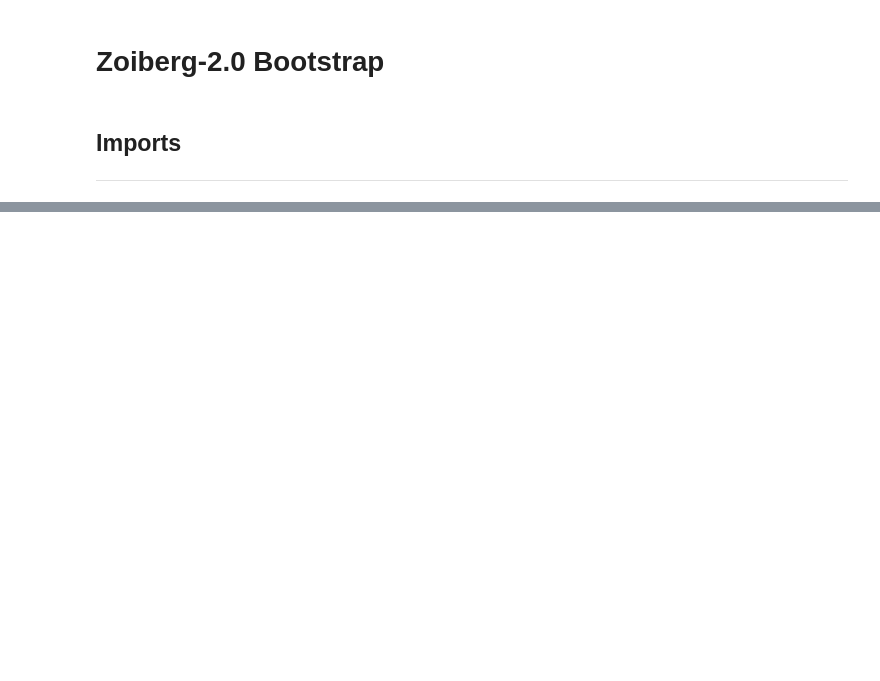
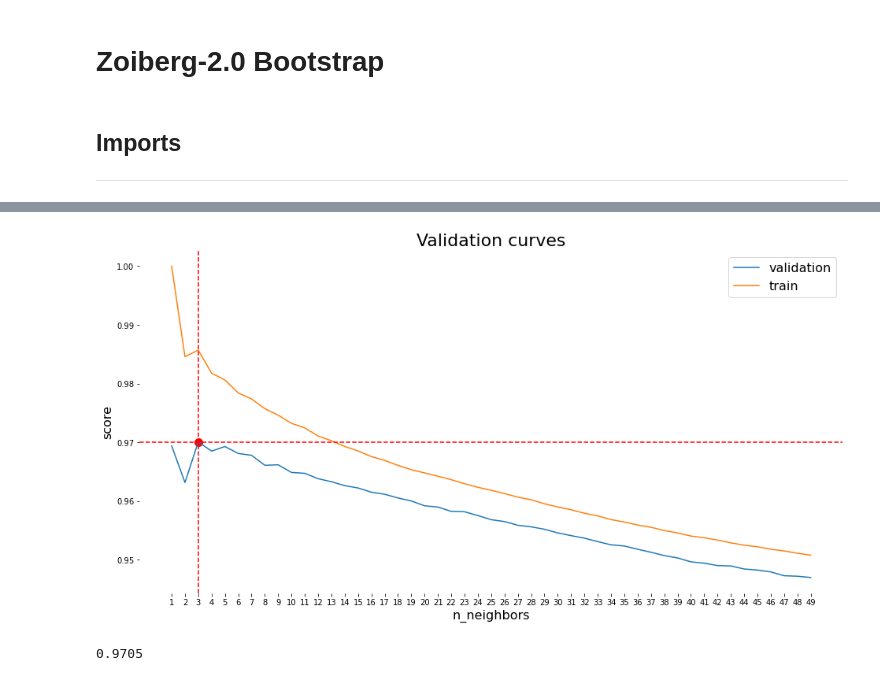
Before and after one commit to alexandre-pinon/zoidberg-2.0, a Jupyter notebook: bootstrap.ipynb, the cells around one changed output, grey strips where cells are left out. Cells and saved outputs as stored; diff of their text form; code cells hidden in the pictures; blank space fills up the shorter version.

```diff
--- a/bootstrap.ipynb
+++ b/bootstrap.ipynb
@@ -107,0 +116,7 @@ fig1.savefig('digit_distribution_train_set.png', facecolor='white')
+# %%
+model = KNeighborsClassifier()
+# %%
+y_train = df_train['digit']
+X_train = df_train.drop('digit', axis=1)
+y_test = df_test['digit']
+X_test = df_test.drop('digit', axis=1)
@@ -107,0 +133,31 @@ fig1.savefig('digit_distribution_train_set.png', facecolor='white')
+# %%
+model = KNeighborsClassifier()
+k = np.arange(1, 50)
+
+# WARNING: this line takes forever to compile, maybe reduce the sample size to speed up the process ?
+train_score, val_score = validation_curve(model, X_train, y_train, param_name='n_neighbors', param_range=k, cv=5)
+# %%
+val_score_mean = val_score.mean(axis=1)
+
+plt.figure(figsize=(16, 8))
+plt.title('Validation curves', fontsize=22)
+plt.box(False)
+plt.plot(k, val_score_mean, label='validation')
+plt.plot(k, train_score.mean(axis=1), label='train')
+plt.axhline(val_score_mean.max(), c='red', linestyle='--')
+plt.axvline(val_score_mean.argmax() + 1, c='red', linestyle='--')
+plt.scatter(val_score_mean.argmax() + 1, val_score_mean.max(), c='red', linewidths=5)
+plt.xticks(k)
+
+plt.xlabel('n_neighbors', fontsize=16)
+plt.ylabel('score', fontsize=16)
+plt.legend(fontsize=16)
+plt.savefig('validation_curves.png', facecolor='white')
+# %% [output]
+[figure, added]
+# %%
+model = KNeighborsClassifier(3)
+model.fit(X_train, y_train)
+model.score(X_test, y_test)
+# %% [output]
+0.9705
```
Also changed, not shown: parts of 18 cells of this notebook, 2 other files.
